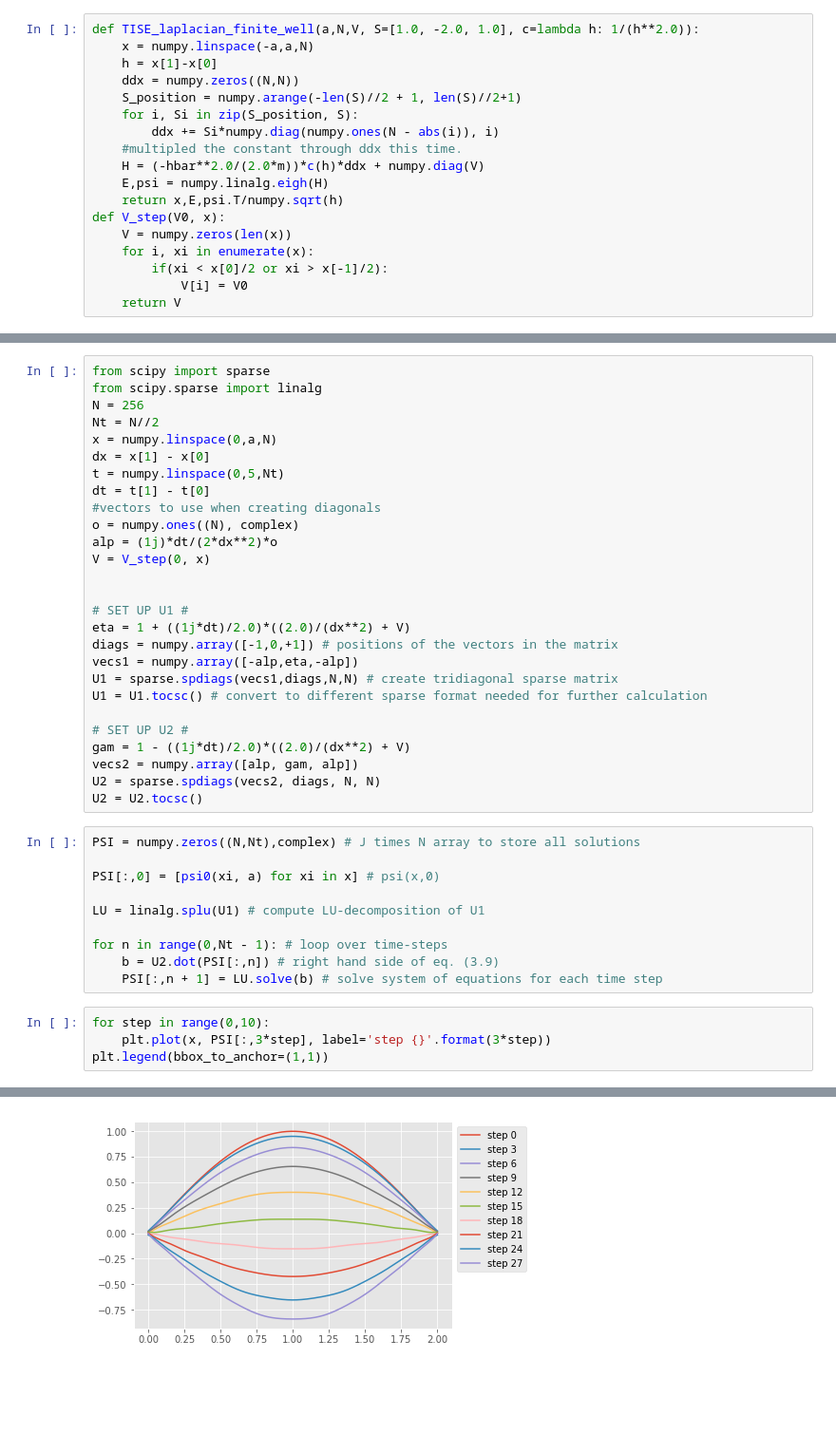
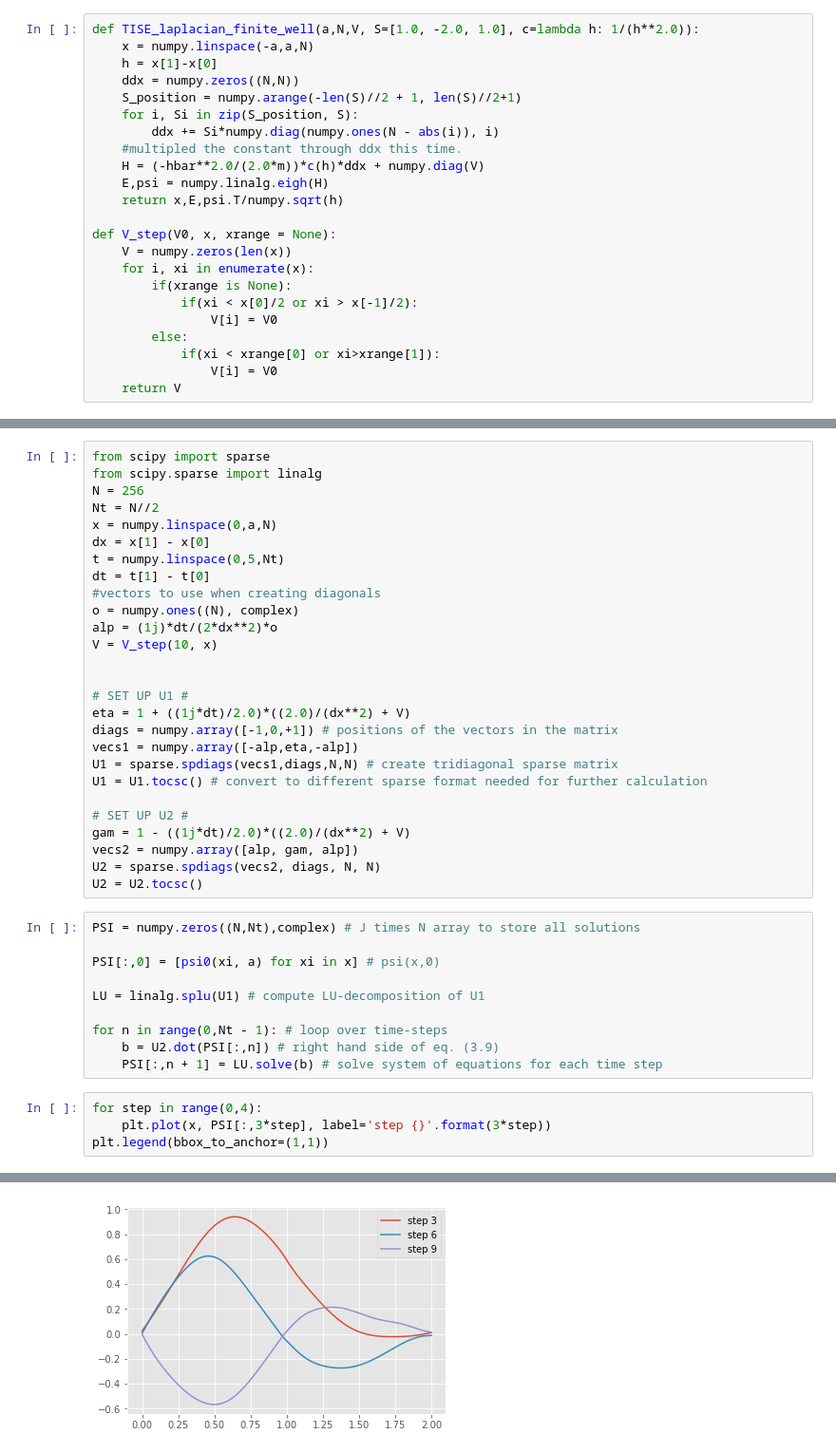
Before and after one commit to gandhiy/numpde, a Jupyter notebook: Numerical Solutions to the Schrodinger Equation/Numerical Solutions for Schrodinger's Equations.ipynb, the cells around one changed output, grey strips where cells are left out. Shown at 95% size. Saved outputs shown, nothing was run; the diff lists cells and outputs as text; blank space fills up the shorter version.

```diff
--- a/Numerical Solutions to the Schrodinger Equation/Numerical Solutions for Schrodinger's Equations.ipynb
+++ b/Numerical Solutions to the Schrodinger Equation/Numerical Solutions for Schrodinger's Equations.ipynb
@@ -275,11 +275,16 @@ def TISE_laplacian_finite_well(a,N,V, S=[1.0, -2.0, 1.0], c=lambda h: 1/(h**2.0)
     H = (-hbar**2.0/(2.0*m))*c(h)*ddx + numpy.diag(V)
     E,psi = numpy.linalg.eigh(H)
     return x,E,psi.T/numpy.sqrt(h)
-def V_step(V0, x):
+
+def V_step(V0, x, xrange = None):
     V = numpy.zeros(len(x))
     for i, xi in enumerate(x):
-        if(xi < x[0]/2 or xi > x[-1]/2):
-            V[i] = V0
+        if(xrange is None):
+            if(xi < x[0]/2 or xi > x[-1]/2):
+                V[i] = V0
+        else:
+            if(xi < xrange[0] or xi>xrange[1]):
+                V[i] = V0
     return V
 # %%
 #if V0 is too high compared to the energy values, then we won't see the affect
@@ -365,7 +370,7 @@ dt = t[1] - t[0]
 #vectors to use when creating diagonals
 o = numpy.ones((N), complex)
 alp = (1j)*dt/(2*dx**2)*o
-V = V_step(0, x)
+V = V_step(10, x)
 
 
 # SET UP U1 #
@@ -391,9 +396,9 @@ for n in range(0,Nt - 1): # loop over time-steps
     b = U2.dot(PSI[:,n]) # right hand side of eq. (3.9)
     PSI[:,n + 1] = LU.solve(b) # solve system of equations for each time step
 # %%
-for step in range(0,10):
+for step in range(0,4):
     plt.plot(x, PSI[:,3*step], label='step {}'.format(3*step))
 plt.legend(bbox_to_anchor=(1,1))
 # %% [output]
 <matplotlib.legend.Legend at 0x...>
-[figure, old version]
+[figure, new version]
```
Also changed, not shown: parts of 2 cells of this notebook.
